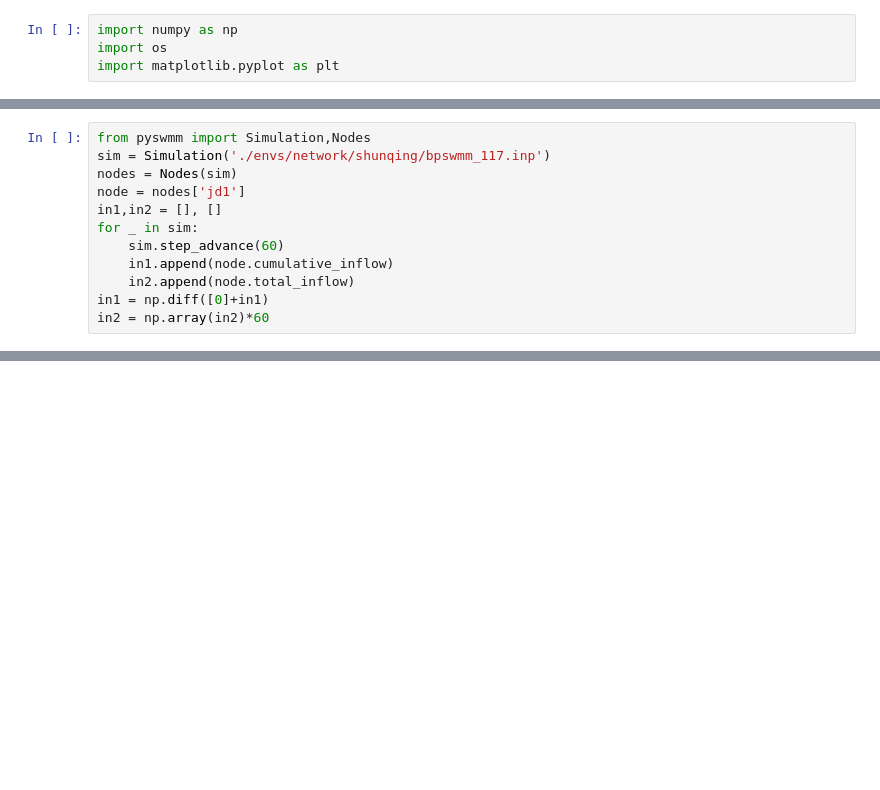
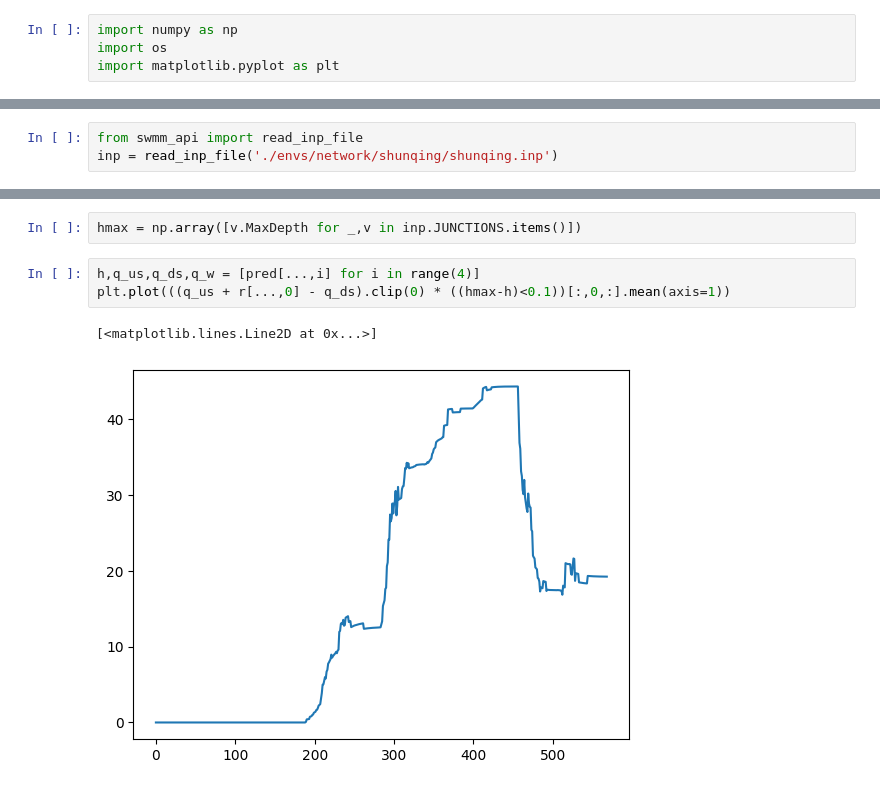
Before and after one commit to Zhiyu014/GNN-UDS, a Jupyter notebook: surrogate/test.ipynb, the cells around one changed output, grey strips where cells are left out. Saved outputs shown, nothing was run; the diff lists cells and outputs as text; blank space fills up the shorter version.

```diff
--- a/surrogate/test.ipynb
+++ b/surrogate/test.ipynb
@@ -81,12 +27,0 @@ flooding = out.get_part('node',variable='flooding')
-# %%
-from pyswmm import Simulation,Nodes
-sim = Simulation('./envs/network/shunqing/bpswmm_117.inp')
-nodes = Nodes(sim)
-node = nodes['jd1']
-in1,in2 = [], []
-for _ in sim:
-    sim.step_advance(60)
-    in1.append(node.cumulative_inflow)
-    in2.append(node.total_inflow)
-in1 = np.diff([0]+in1)
-in2 = np.array(in2)*60
@@ -99,0 +62,3 @@ plt.legend()
+# %%
+from swmm_api import read_inp_file
+inp = read_inp_file('./envs/network/shunqing/shunqing.inp')
@@ -99,0 +95,8 @@ plt.legend()
+# %%
+hmax = np.array([v.MaxDepth for _,v in inp.JUNCTIONS.items()])
+# %%
+h,q_us,q_ds,q_w = [pred[...,i] for i in range(4)]
+plt.plot(((q_us + r[...,0] - q_ds).clip(0) * ((hmax-h)<0.1))[:,0,:].mean(axis=1))
+# %% [output]
+[<matplotlib.lines.Line2D at 0x...>]
+[figure, added]
```
Also changed, not shown: parts of 23 cells of this notebook, 20 other files.
